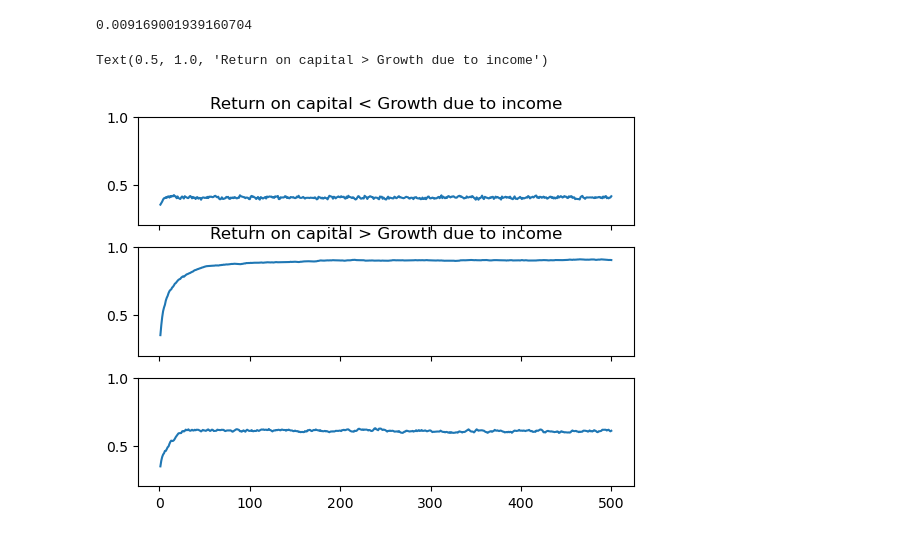
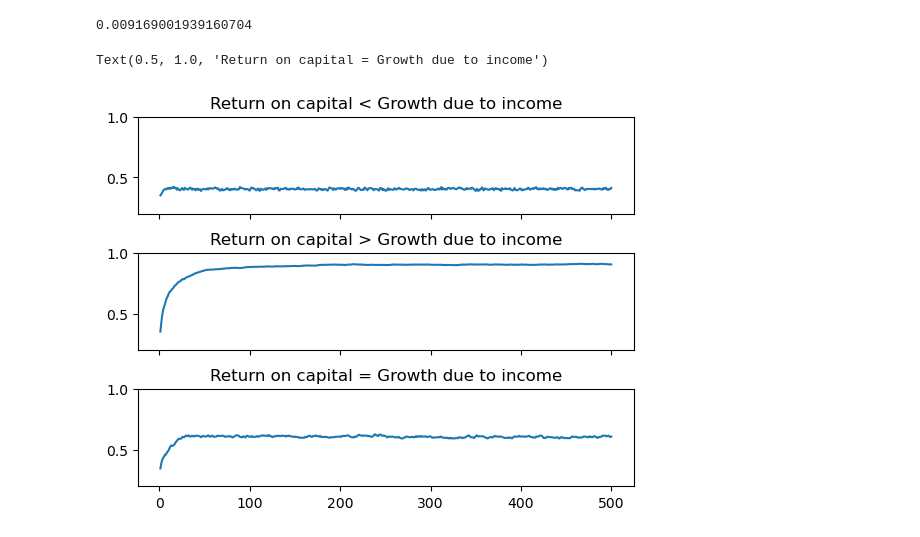
Before and after one commit to Haoran-Jie/EconomicInequality_Simulator_Investigation, a Jupyter notebook: tick4.ipynb, the cells around one changed output. Saved outputs shown, nothing was run; the diff lists cells and outputs as text; code cells hidden in the pictures.

Commit message:
Stored pic and added space between subplots

```diff
--- a/tick4.ipynb
+++ b/tick4.ipynb
@@ -105,15 +105,16 @@ for i in range(time_period):
 # %%
 #Graph plot
 
 fig, axes = plt.subplots(3,1,sharex=True,sharey=True)
 axes[0].plot(np.arange(1,501),ginis_1)
 axes[1].plot(np.arange(1,501),ginis_2)
 axes[2].plot(np.arange(1,501),ginis_3)
 
 axes[0].set_ylim([0.2,1])
-
+plt.subplots_adjust(hspace=0.4)
 axes[0].set_title("Return on capital < Growth due to income")
 axes[1].set_title("Return on capital > Growth due to income")
+axes[2].set_title("Return on capital = Growth due to income")
 # %% [output]
-Text(0.5, 1.0, 'Return on capital > Growth due to income')
+Text(0.5, 1.0, 'Return on capital = Growth due to income')
-[figure, old version]
+[figure, new version]
```
Also changed, not shown: 1 other file.
